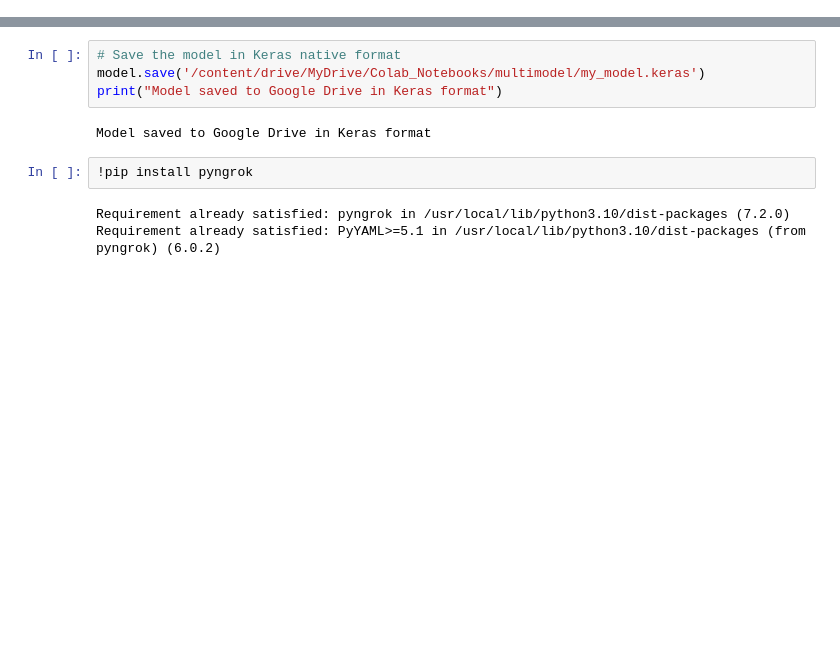
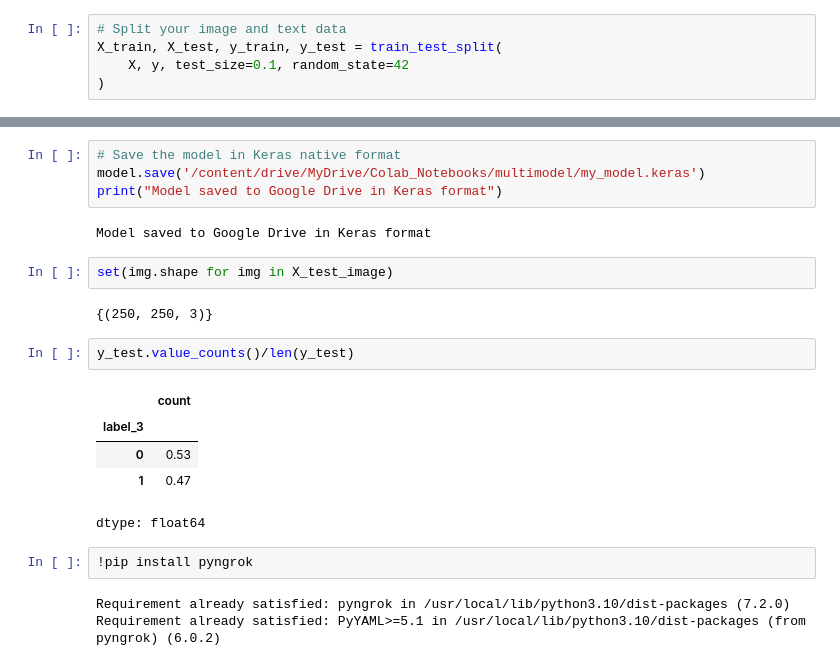
Before and after one commit to sellerstx1982/multimodal_damage_identification, a Jupyter notebook: 2currentcode.ipynb, the cells around one changed output, grey strips where cells are left out. Cells and saved outputs as stored; diff of their text form; blank space fills up the shorter version.

```diff
--- a/2currentcode.ipynb
+++ b/2currentcode.ipynb
@@ -517,3 +533,8 @@ Epoch 48/50
+# %%
+# Split your image and text data
+X_train, X_test, y_train, y_test = train_test_split(
+    X, y, test_size=0.1, random_state=42
+)
 # %% [markdown]
 Results below:
 - 78.5% accuracy! Early Stopping: The training stopped at epoch 48/50 because the EarlyStopping callback was triggered. This means that the validation loss (val_loss, which is represented by the first value in the output [0.4836439788341522, 0.7850000262260437]) stopped improving for a certain number of epochs (the patience parameter I set to 10). Early stopping helps prevent overfitting by stopping the training process when the model starts to perform worse on unseen data.
@@ -525,6 +546,18 @@ model.save('/content/drive/MyDrive/Colab_Notebooks/multimodel/my_model.keras')
 print("Model saved to Google Drive in Keras format")
 # %% [output]
 Model saved to Google Drive in Keras format
+# %%
+set(img.shape for img in X_test_image)
+# %% [output]
+{(250, 250, 3)}
+# %%
+y_test.value_counts()/len(y_test)
+# %% [output]
+|  | count |
+| label_3 |  |
+| 0 | 0.53 |
+| 1 | 0.47 |
+dtype: float64
 # %%
 !pip install pyngrok
 # %% [output]
```
Also changed, not shown: parts of 21 cells of this notebook.
